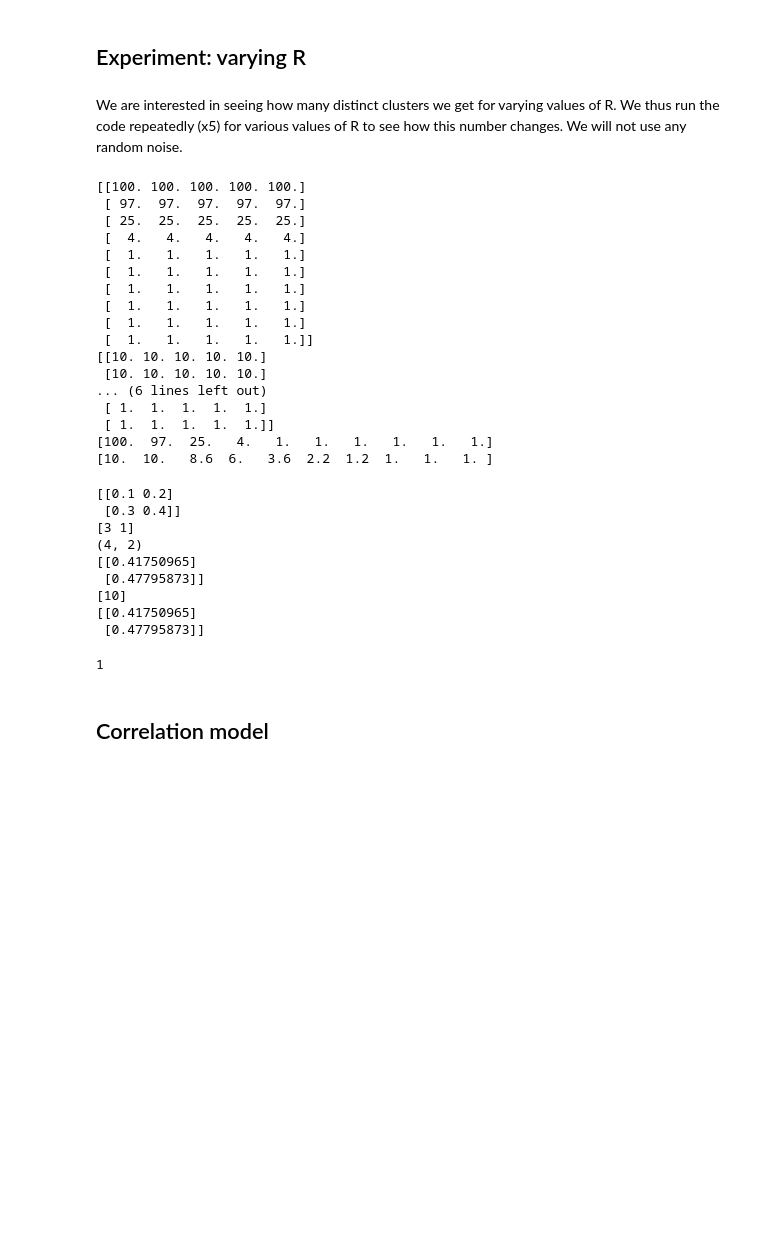
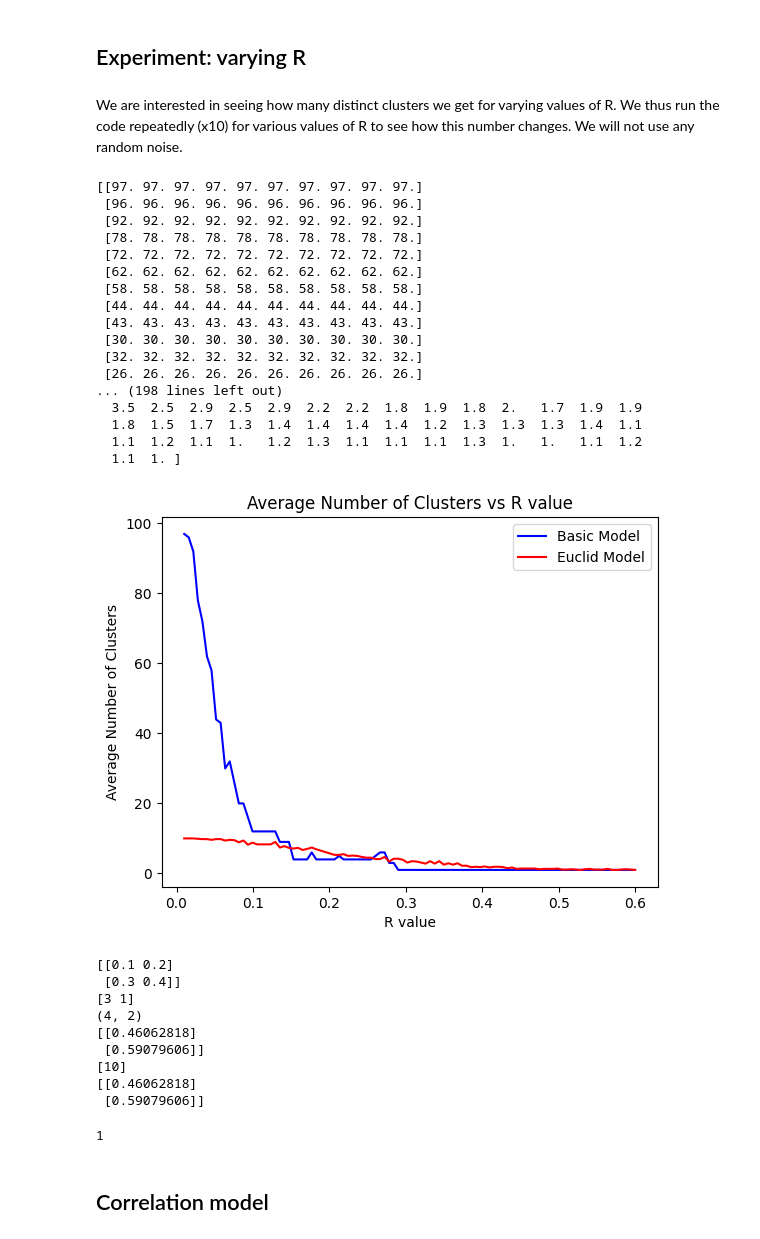
Before and after one commit to ardenpalme/IndMathProj2, a Jupyter notebook: Numerical_soln_2D_model.ipynb, the cells around one changed output. Saved outputs shown, nothing was run; the diff lists cells and outputs as text; code cells hidden in the pictures; blank space fills up the shorter version.

```diff
--- a/Numerical_soln_2D_model.ipynb
+++ b/Numerical_soln_2D_model.ipynb
@@ -197,7 +197,7 @@ plt.show()
 # %% [markdown]
 ## Experiment: varying R
 # %% [markdown]
-We are interested in seeing how many distinct clusters we get for varying values of R. We thus run the code repeatedly (x5) for various values of R to see how this number changes. We will not use any random noise.
+We are interested in seeing how many distinct clusters we get for varying values of R. We thus run the code repeatedly (x10) for various values of R to see how this number changes. We will not use any random noise.
 # %%
 ## Paramters
 num_agents = 10
@@ -205,9 +205,9 @@ T = 10
 num_topics = 2
 
 ## List of R values to test
-R_list = [0.001, 0.01, 0.1, 0.2, 0.3, 0.4, 0.5, 0.6, 0.8, 1.0]
+R_list = np.linspace(0.01, 0.6, 100)
 ## Number of repeats per R value
-num_repeats = 5
+num_repeats = 10
 
 ## Initialise cluster count storage arrays
 basic_cluster_counts = np.zeros((len(R_list), num_repeats))
@@ -217,50 +217,59 @@ for i, R in enumerate(R_list):
     for repeat in range(num_repeats):
         ## Setting up initial opinions
         X_euclid = np.zeros((T, num_topics, num_agents))
         X_euclid[0,:,:]  = np.random.rand(num_agents * num_topics).reshape((num_topics, num_agents))
         X_basic = np.copy(X_basic)
 
         ## Euclid model
         for t in range(T-1):
             X_euclid[t+1,:,:] = get_A_multidim(X_euclid[t,:,:], R)
 
 
         ## Basic model
         for t in range(Timesteps-1):
             for j in range(num_topics):
                 X_basic[t+1,j,:] = get_A(X_basic[t,j,:],R)
 
 
         ## Count number of clusters for each model
         euclid_cluster_counts[i,repeat] = np.unique(X_euclid[-1,:,:], axis=1, return_counts=False).shape[1]
         basic_cluster_counts[i,repeat] = np.unique(X_basic[-1,:,:], axis=1, return_counts=False).shape[1]
 
 
 average_basic_clusters = np.mean(basic_cluster_counts, axis=1)
 average_euclid_clusters = np.mean(euclid_cluster_counts, axis=1)
 
 print(basic_cluster_counts)
 print(euclid_cluster_counts)
 print(average_basic_clusters)
 print(average_euclid_clusters)
+
+plt.plot(R_list, average_basic_clusters, label='Basic Model', color='blue')
+plt.plot(R_list, average_euclid_clusters, label='Euclid Model', color='red')
+plt.xlabel('R value')
+plt.ylabel('Average Number of Clusters')
+plt.title('Average Number of Clusters vs R value')
+plt.legend()
+plt.show()
 # %% [output]
-[[100. 100. 100. 100. 100.]
- [ 97.  97.  97.  97.  97.]
- [ 25.  25.  25.  25.  25.]
- [  4.   4.   4.   4.   4.]
- [  1.   1.   1.   1.   1.]
- [  1.   1.   1.   1.   1.]
- [  1.   1.   1.   1.   1.]
- [  1.   1.   1.   1.   1.]
- [  1.   1.   1.   1.   1.]
- [  1.   1.   1.   1.   1.]]
-[[10. 10. 10. 10. 10.]
- [10. 10. 10. 10. 10.]
-... (6 lines left out)
- [ 1.  1.  1.  1.  1.]
- [ 1.  1.  1.  1.  1.]]
-[100.  97.  25.   4.   1.   1.   1.   1.   1.   1.]
-[10.  10.   8.6  6.   3.6  2.2  1.2  1.   1.   1. ]
+[[97. 97. 97. 97. 97. 97. 97. 97. 97. 97.]
+ [96. 96. 96. 96. 96. 96. 96. 96. 96. 96.]
+ [92. 92. 92. 92. 92. 92. 92. 92. 92. 92.]
+ [78. 78. 78. 78. 78. 78. 78. 78. 78. 78.]
+ [72. 72. 72. 72. 72. 72. 72. 72. 72. 72.]
+ [62. 62. 62. 62. 62. 62. 62. 62. 62. 62.]
+ [58. 58. 58. 58. 58. 58. 58. 58. 58. 58.]
+ [44. 44. 44. 44. 44. 44. 44. 44. 44. 44.]
+ [43. 43. 43. 43. 43. 43. 43. 43. 43. 43.]
+ [30. 30. 30. 30. 30. 30. 30. 30. 30. 30.]
+ [32. 32. 32. 32. 32. 32. 32. 32. 32. 32.]
+ [26. 26. 26. 26. 26. 26. 26. 26. 26. 26.]
+... (198 lines left out)
+  3.5  2.5  2.9  2.5  2.9  2.2  2.2  1.8  1.9  1.8  2.   1.7  1.9  1.9
+  1.8  1.5  1.7  1.3  1.4  1.4  1.4  1.4  1.2  1.3  1.3  1.3  1.4  1.1
+  1.1  1.2  1.1  1.   1.2  1.3  1.1  1.1  1.1  1.3  1.   1.   1.1  1.2
+  1.1  1. ]
+[figure, added]
 # %%
 test = np.array([[0.1, 0.2], [0.1, 0.2], [0.3, 0.4], [0.1, 0.2]])
 unique, counts = np.unique(test, axis=0, return_counts=True)
@@ -279,11 +288,11 @@ np.unique(X_euclid[-1,:,:], axis=1, return_counts=False).shape[1]
  [0.3 0.4]]
 [3 1]
 (4, 2)
-[[0.41750965]
- [0.47795873]]
+[[0.46062818]
+ [0.59079606]]
 [10]
-[[0.41750965]
- [0.47795873]]
+[[0.46062818]
+ [0.59079606]]
 1
 # %% [markdown]
 ## Correlation model
```
Also changed, not shown: parts of 5 cells of this notebook.
